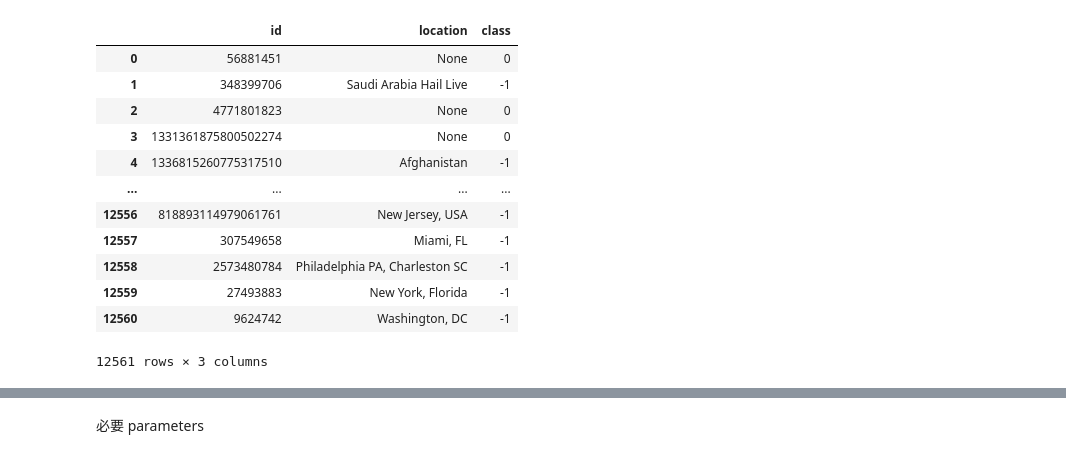
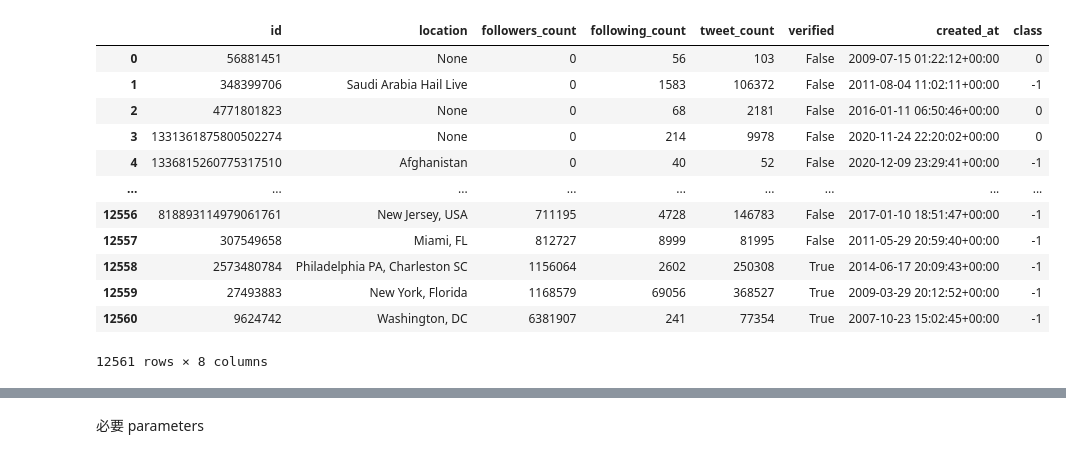
Before and after one commit to sean19981002/MyResearch, a Jupyter notebook: practice.ipynb, the cells around one changed output, grey strips where cells are left out. Cells and saved outputs as stored; diff of their text form; code cells hidden in the pictures.

```diff
--- a/practice.ipynb
+++ b/practice.ipynb
@@ -26,22 +28,23 @@ with open('Biden/2022-11-07/user_profile/US_States_Cities.txt', 'r') as txt:
         states.append(s)
 
 df = pd.read_excel(f, sheet_name='profile')
-df = df.loc[:, ['id', 'location']]
 df['class'] = -1
 df.loc[df['location']=='None', 'class'] = 0
-# %% [output]
-|  | id | location | class |
-| 0 | 56881451 | None | 0 |
-| 1 | 348399706 | Saudi Arabia Hail Live | -1 |
-| 2 | 4771801823 | None | 0 |
-| 3 | 1331361875800502274 | None | 0 |
-| 4 | 1336815260775317510 | Afghanistan | -1 |
-| ... | ... | ... | ... |
-| 12556 | 818893114979061761 | New Jersey, USA | -1 |
-| 12557 | 307549658 | Miami, FL | -1 |
-| 12558 | 2573480784 | Philadelphia PA, Charleston SC | -1 |
-| 12559 | 27493883 | New York, Florida | -1 |
-| 12560 | 9624742 | Washington, DC | -1 |
-12561 rows × 3 columns
+# %%
+df
+# %% [output]
+|  | id | location | followers_count | following_count | tweet_count | verified | created_at | class |
+| 0 | 56881451 | None | 0 | 56 | 103 | False | 2009-07-15 01:22:12+00:00 | 0 |
+| 1 | 348399706 | Saudi Arabia Hail Live | 0 | 1583 | 106372 | False | 2011-08-04 11:02:11+00:00 | -1 |
+| 2 | 4771801823 | None | 0 | 68 | 2181 | False | 2016-01-11 06:50:46+00:00 | 0 |
+| 3 | 1331361875800502274 | None | 0 | 214 | 9978 | False | 2020-11-24 22:20:02+00:00 | 0 |
+| 4 | 1336815260775317510 | Afghanistan | 0 | 40 | 52 | False | 2020-12-09 23:29:41+00:00 | -1 |
+| ... | ... | ... | ... | ... | ... | ... | ... | ... |
+| 12556 | 818893114979061761 | New Jersey, USA | 711195 | 4728 | 146783 | False | 2017-01-10 18:51:47+00:00 | -1 |
+| 12557 | 307549658 | Miami, FL | 812727 | 8999 | 81995 | False | 2011-05-29 20:59:40+00:00 | -1 |
+| 12558 | 2573480784 | Philadelphia PA, Charleston SC | 1156064 | 2602 | 250308 | True | 2014-06-17 20:09:43+00:00 | -1 |
+| 12559 | 27493883 | New York, Florida | 1168579 | 69056 | 368527 | True | 2009-03-29 20:12:52+00:00 | -1 |
+| 12560 | 9624742 | Washington, DC | 6381907 | 241 | 77354 | True | 2007-10-23 15:02:45+00:00 | -1 |
+12561 rows × 8 columns
 # %%
 states = [state.lower() for state in states]
```
Also changed, not shown: parts of 12 cells of this notebook, 7 other files.
